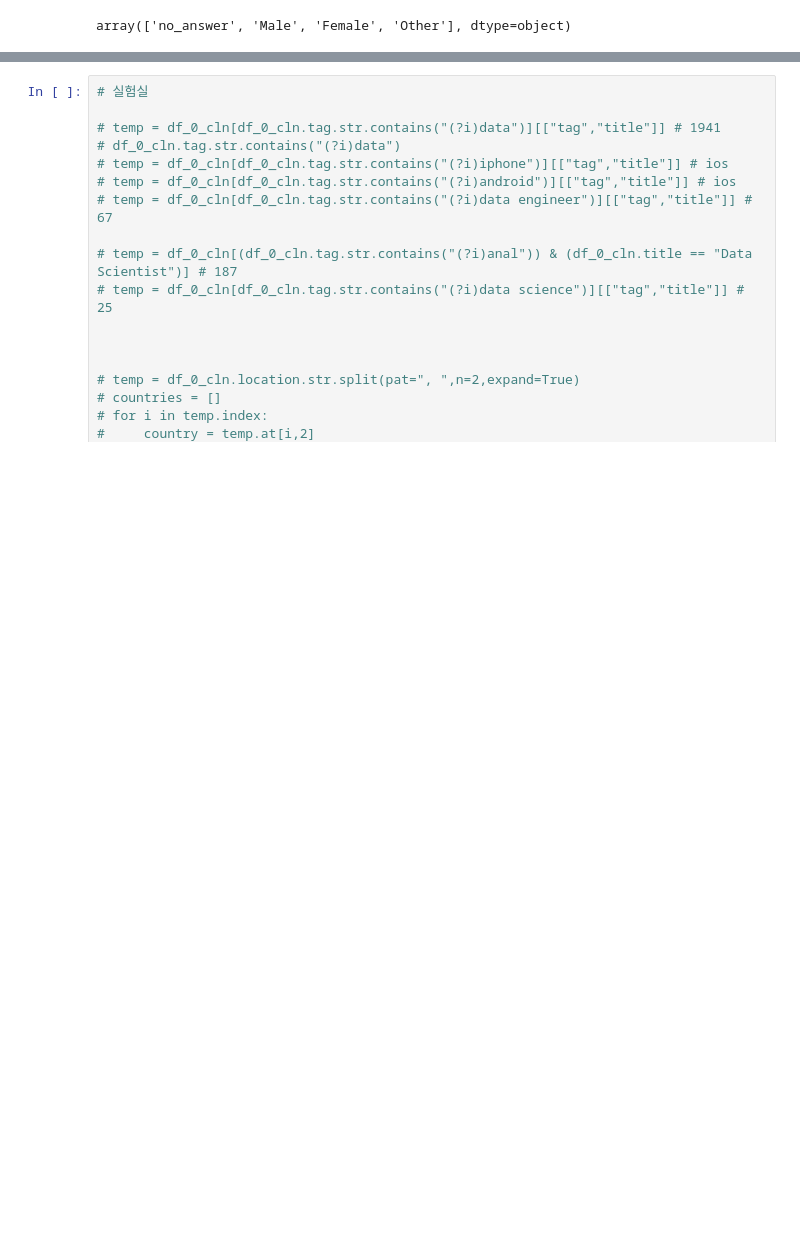
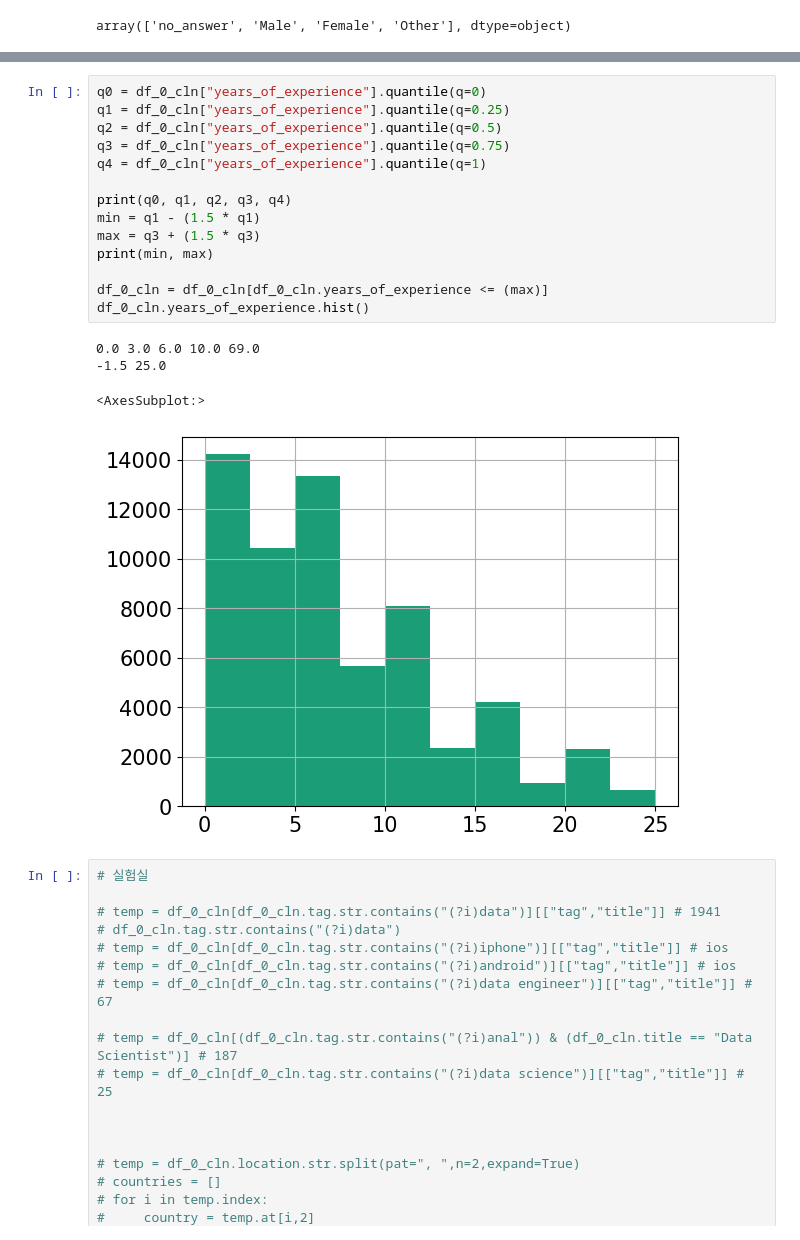
Before and after one commit to tes-b/project_2_income_prediction, a Jupyter notebook: Project_Data_Science_Field_Salary.ipynb, the cells around one changed output, grey strips where cells are left out. Drawn from its saved outputs; the diff is of its cells as text; blank space fills up the shorter version.

```diff
--- a/Project_Data_Science_Field_Salary.ipynb
+++ b/Project_Data_Science_Field_Salary.ipynb
@@ -136,3 +156,22 @@ array(['no_answer', 'Male', 'Female', 'Other'], dtype=object)
+# %%
+q0 = df_0_cln["years_of_experience"].quantile(q=0)
+q1 = df_0_cln["years_of_experience"].quantile(q=0.25)
+q2 = df_0_cln["years_of_experience"].quantile(q=0.5)
+q3 = df_0_cln["years_of_experience"].quantile(q=0.75)
+q4 = df_0_cln["years_of_experience"].quantile(q=1)
+
+print(q0, q1, q2, q3, q4)
+min = q1 - (1.5 * q1)
+max = q3 + (1.5 * q3)
+print(min, max)
+
+df_0_cln = df_0_cln[df_0_cln.years_of_experience <= (max)]
+df_0_cln.years_of_experience.hist()
+# %% [output]
+0.0 3.0 6.0 10.0 69.0
+-1.5 25.0
+<AxesSubplot:>
+[figure, added]
 # %%
 # 실험실
 
```
Also changed, not shown: parts of 56 cells of this notebook.
